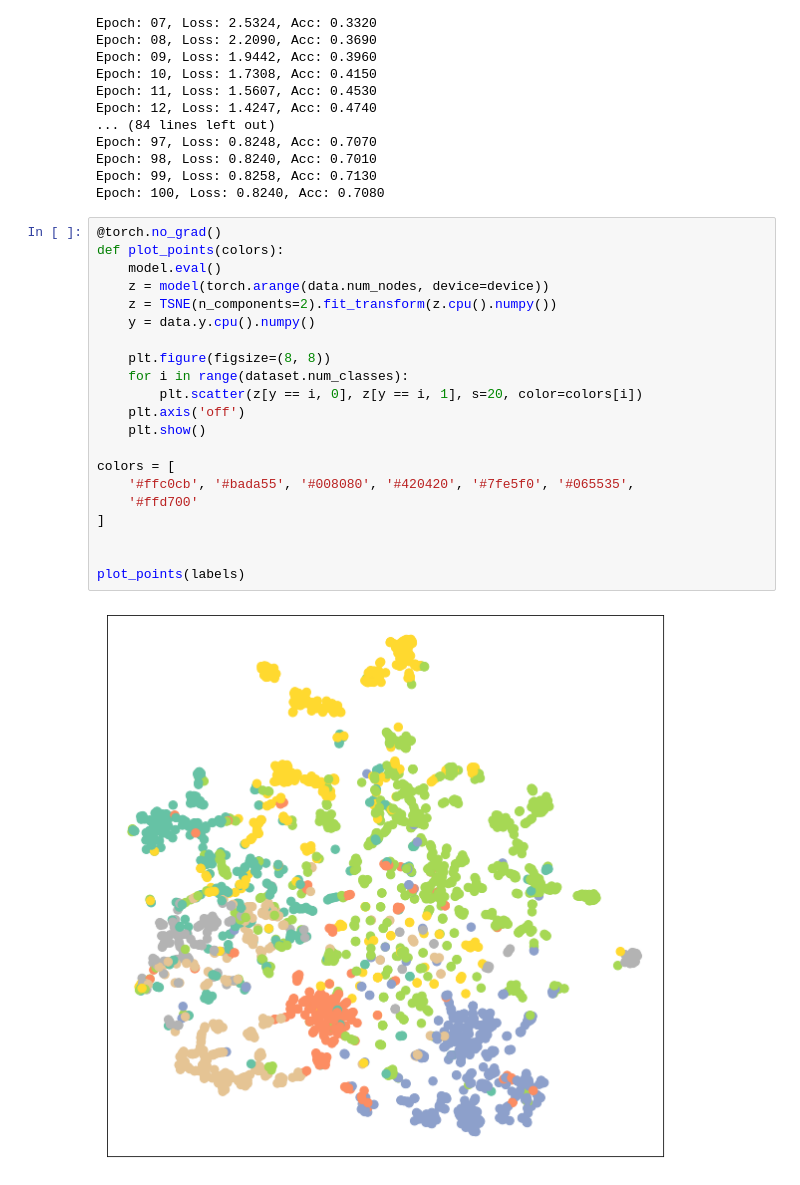
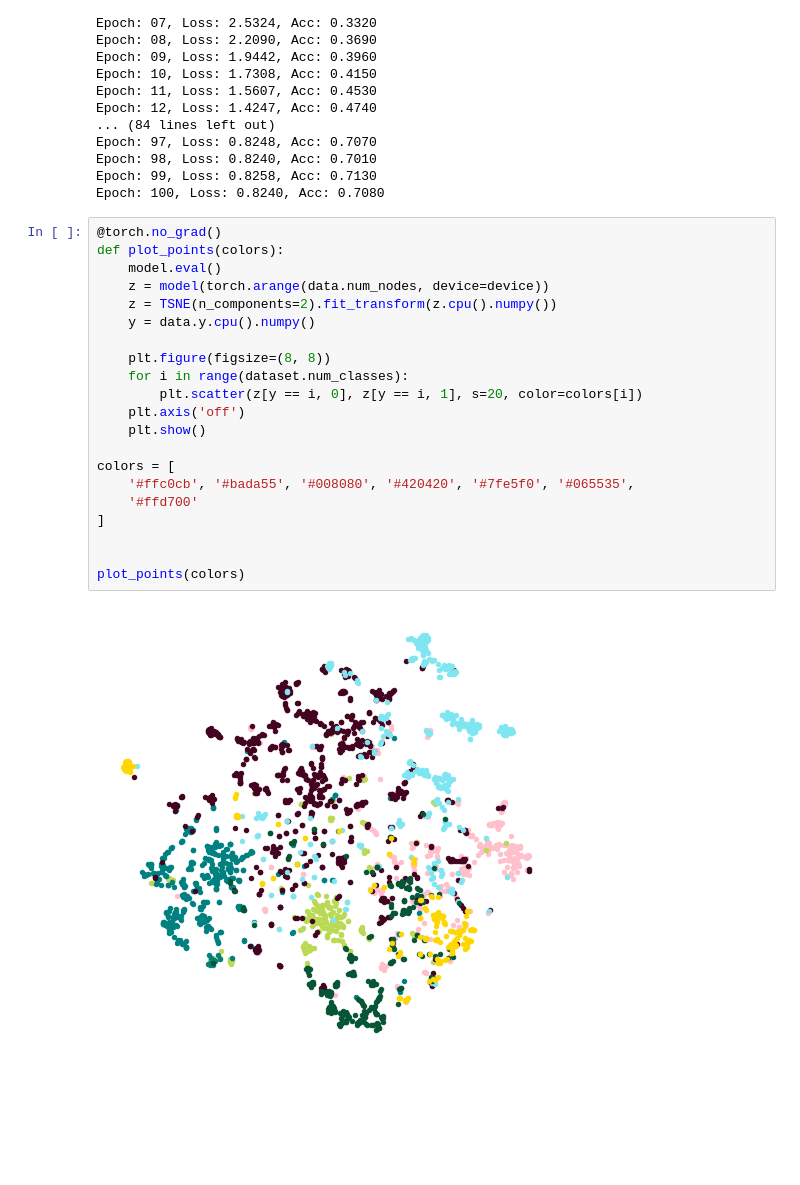
Before and after one commit to Hungpai/Graph-Attention-Network, a Jupyter notebook: 5) Node2Vec (Cora).ipynb, the cells around one changed output. Drawn from its saved outputs; the diff is of its cells as text; blank space fills up the shorter version.

```diff
--- a/5) Node2Vec (Cora).ipynb
+++ b/5) Node2Vec (Cora).ipynb
@@ -65,26 +65,26 @@ Epoch: 100, Loss: 0.8240, Acc: 0.7080
 # %%
 @torch.no_grad()
 def plot_points(colors):
     model.eval()
     z = model(torch.arange(data.num_nodes, device=device))
     z = TSNE(n_components=2).fit_transform(z.cpu().numpy())
     y = data.y.cpu().numpy()
 
     plt.figure(figsize=(8, 8))
     for i in range(dataset.num_classes):
         plt.scatter(z[y == i, 0], z[y == i, 1], s=20, color=colors[i])
     plt.axis('off')
     plt.show()
 
 colors = [
     '#ffc0cb', '#bada55', '#008080', '#420420', '#7fe5f0', '#065535',
     '#ffd700'
 ]
 
 
-plot_points(labels)
+plot_points(colors)
 # %% [output]
-[figure, old version]
+[figure, new version]
 # %%
 def visualize(h, color):
     z = TSNE(n_components=2).fit_transform(h.detach().cpu().numpy())
```
Also changed, not shown: parts of 1 cell of this notebook.
